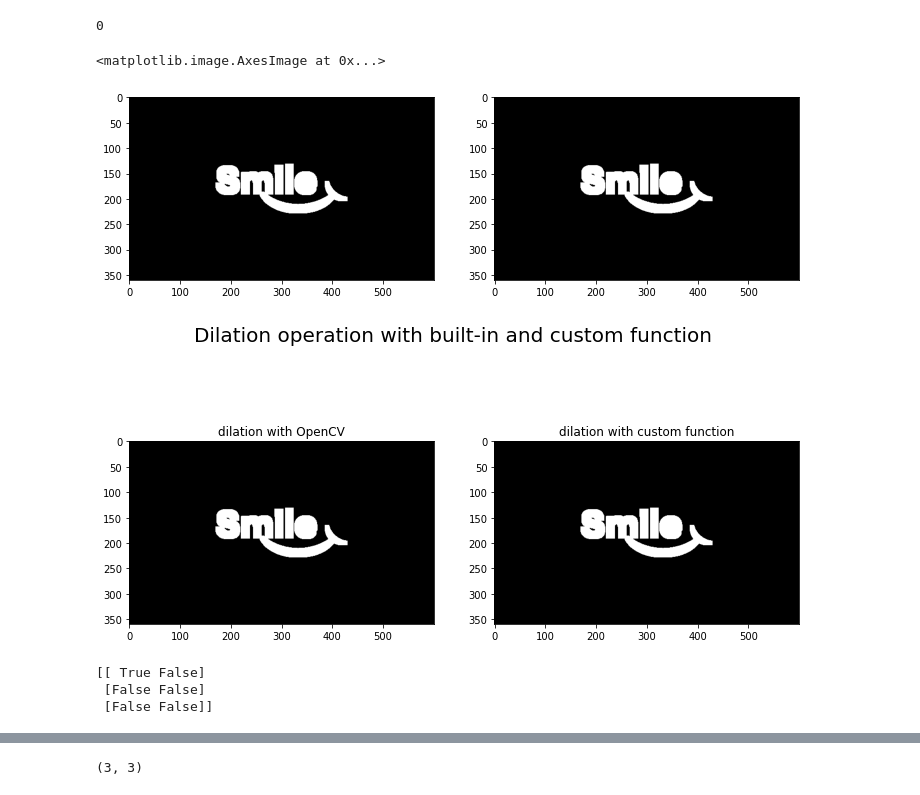
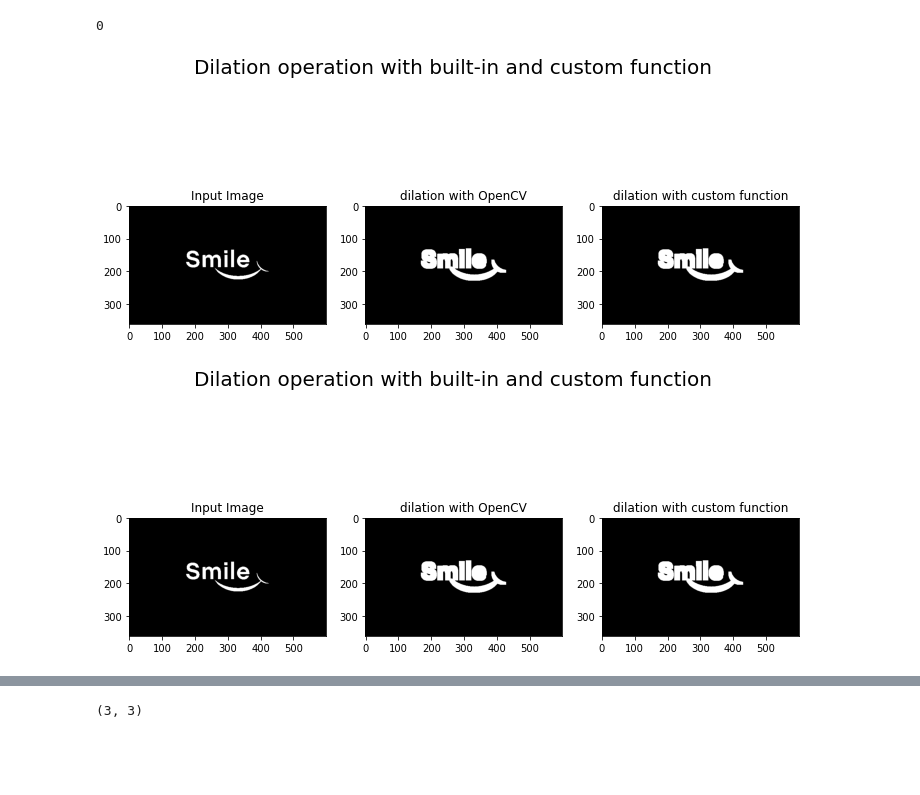
Before and after one commit to mamuncseru/dip-assignments, a Jupyter notebook: assignment9.ipynb, the cells around one changed output, grey strips where cells are left out. Saved outputs shown, nothing was run; the diff lists cells and outputs as text; code cells hidden in the pictures; blank space fills up the shorter version.

```diff
--- a/assignment9.ipynb
+++ b/assignment9.ipynb
@@ -50,13 +50,18 @@ def get_dialation(img, kernel, iterations=1):
 # %%
 iterations=4
 dilation_img = cv2.dilate(binary_img, kernel=kernel, iterations=iterations)
 dilation_img2 = get_dialation(binary_img, kernel=kernel, iterations=iterations)
-fig, ax = plt.subplots(1, 2, figsize=(12, 6))
-ax[0].imshow(dilation_img, cmap='gray')
-ax[1].imshow(dilation_img2, cmap='gray')
+fig, ax = plt.subplots(1, 3, figsize=(12, 6))
+ax[0].imshow(binary_img, cmap='gray')
+ax[0].set_title('Input Image')
+ax[1].imshow(dilation_img, cmap='gray')
+ax[1].set_title('dilation with OpenCV')
+ax[2].imshow(dilation_img2, cmap='gray')
+ax[2].set_title('dilation with custom function')
+plt.suptitle('Dilation operation with built-in and custom function', fontsize=20)
+plt.show()
 # %% [output]
-<matplotlib.image.AxesImage at 0x...>
-[figure, old version]
+[figure, new version]
 # %%
 import copy
 # %%
@@ -82,12 +87,14 @@ def dilate_morph(img, kernel, iterations):
 iterations=4
 dilation_img = cv2.dilate(binary_img, kernel=kernel, iterations=iterations)
 dilation_img2 = dilate_morph(img=binary_img, kernel=kernel, iterations=iterations)
-fig, ax = plt.subplots(1, 2, figsize=(12, 6))
-ax[0].imshow(dilation_img, cmap='gray')
-ax[0].set_title('dilation with OpenCV')
-ax[1].imshow(dilation_img2, cmap='gray')
-ax[1].set_title('dilation with custom function')
+fig, ax = plt.subplots(1, 3, figsize=(12, 6))
+ax[0].imshow(binary_img, cmap='gray')
+ax[0].set_title('Input Image')
+ax[1].imshow(dilation_img, cmap='gray')
+ax[1].set_title('dilation with OpenCV')
+ax[2].imshow(dilation_img2, cmap='gray')
+ax[2].set_title('dilation with custom function')
 plt.suptitle('Dilation operation with built-in and custom function', fontsize=20)
 plt.show()
 # %% [output]
-[figure, old version]
+[figure, new version]
@@ -97,6 +100,0 @@ b = np.array([[0, 2, 0], [0, 0, 0], [0, 0, 0]])
-# %%
-print((a[:, 1:] == b[:, 1:]))
-# %% [output]
-[[ True False]
- [False False]
- [False False]]
```
Also changed, not shown: parts of 3 cells of this notebook, 14 other files.
